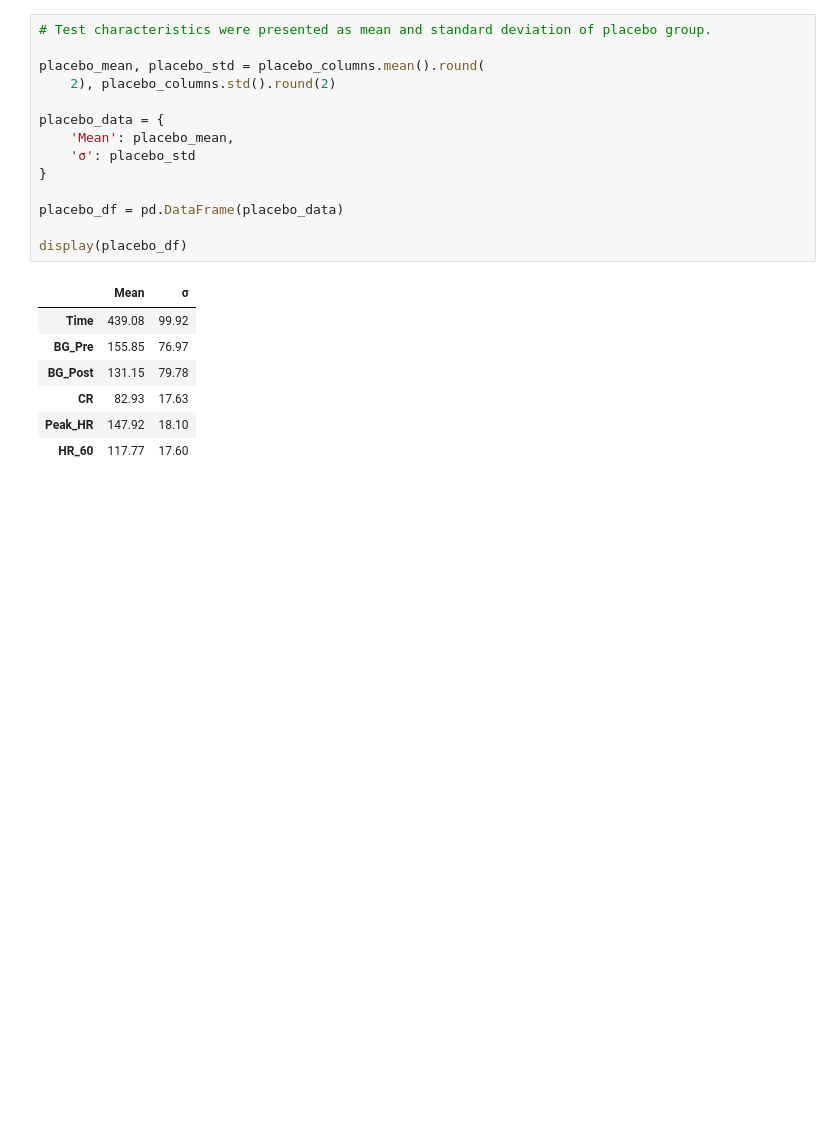
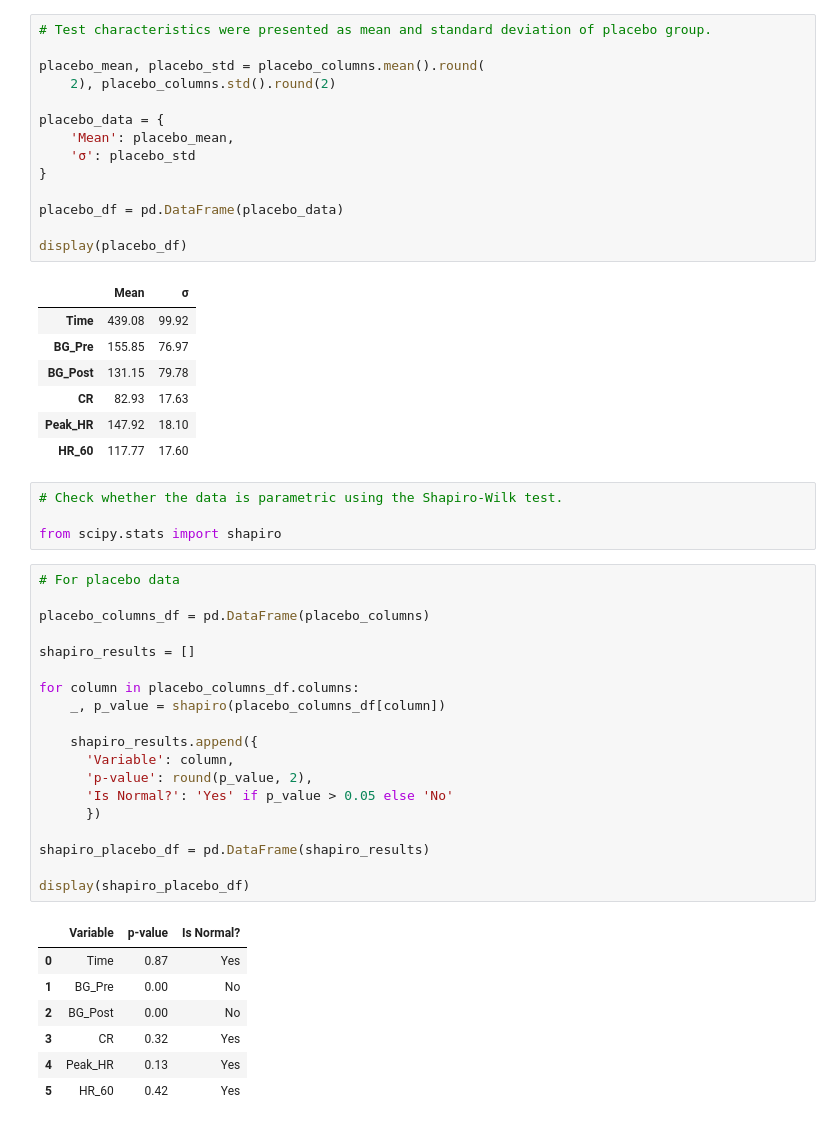
Before and after one commit to edherl/data-projects, a Jupyter notebook: MSC_DATA.ipynb, the cells around one changed output. Drawn from its saved outputs; the diff is of its cells as text; blank space fills up the shorter version.

```diff
--- a/MSC_DATA.ipynb
+++ b/MSC_DATA.ipynb
@@ -96,3 +96,34 @@ display(placebo_df)
 | CR | 82.93 | 17.63 |
 | Peak_HR | 147.92 | 18.10 |
 | HR_60 | 117.77 | 17.60 |
+# %%
+# Check whether the data is parametric using the Shapiro-Wilk test.
+
+from scipy.stats import shapiro
+# %%
+# For placebo data
+
+placebo_columns_df = pd.DataFrame(placebo_columns)
+
+shapiro_results = []
+
+for column in placebo_columns_df.columns:
+    _, p_value = shapiro(placebo_columns_df[column])
+
+    shapiro_results.append({
+      'Variable': column,
+      'p-value': round(p_value, 2),
+      'Is Normal?': 'Yes' if p_value > 0.05 else 'No'
+      })
+
+shapiro_placebo_df = pd.DataFrame(shapiro_results)
+
+display(shapiro_placebo_df)
+# %% [output]
+|  | Variable | p-value | Is Normal? |
+| 0 | Time | 0.87 | Yes |
+| 1 | BG_Pre | 0.00 | No |
+| 2 | BG_Post | 0.00 | No |
+| 3 | CR | 0.32 | Yes |
+| 4 | Peak_HR | 0.13 | Yes |
+| 5 | HR_60 | 0.42 | Yes |
```
Also changed, not shown: parts of 2 cells of this notebook.
